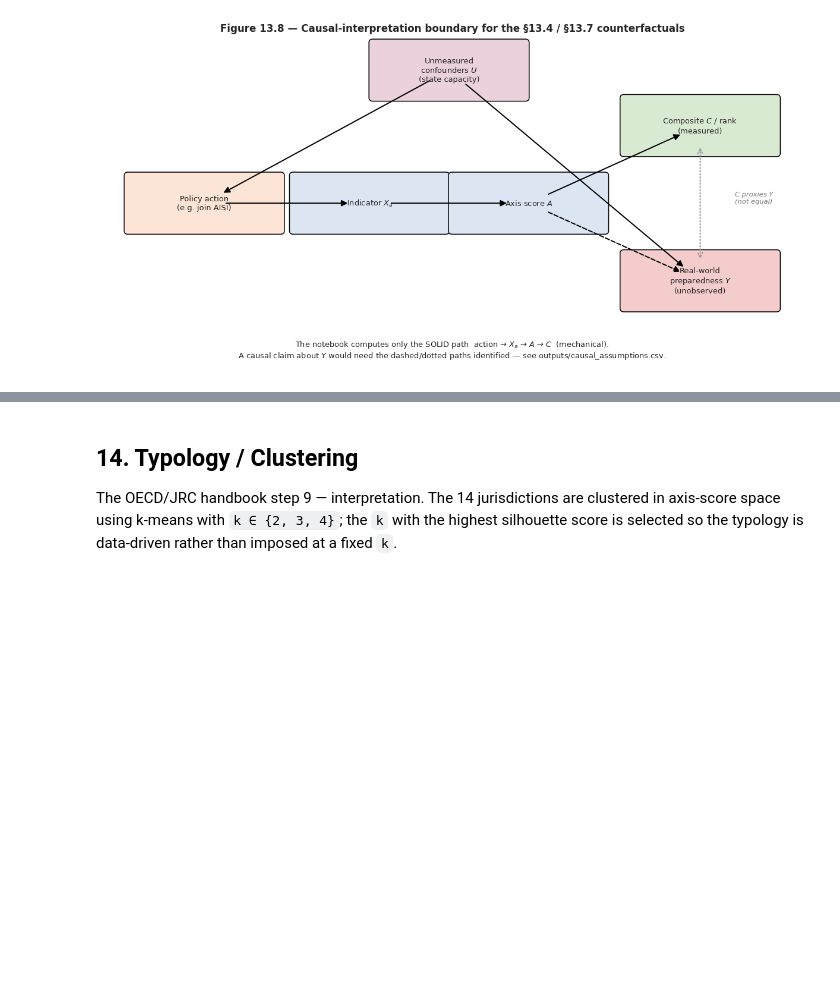
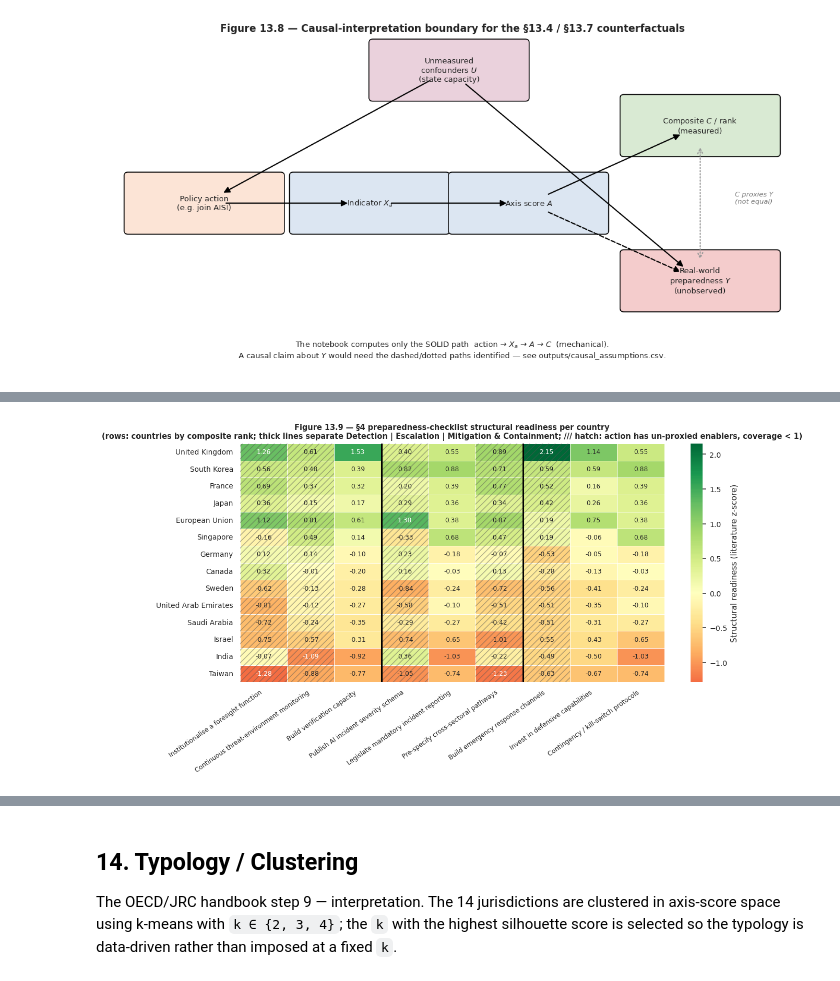
Before and after one commit to khailapvuong/middle-powers-mpapi, a Jupyter notebook: M-PAPI.ipynb, the cells around one changed output, grey strips where cells are left out. Drawn from its saved outputs; the diff is of its cells as text; code cells hidden in the pictures; blank space fills up the shorter version.

```diff
--- a/M-PAPI.ipynb
+++ b/M-PAPI.ipynb
@@ -5137,0 +5336,48 @@ None hold fully at an n = 14 cross-section -> the counterfactual delta is mechan
+# %%
+# Figure 13.9 — §4 preparedness-checklist readiness heatmap.
+# Rows: countries ordered by headline composite rank. Columns: the nine §4 checklist actions,
+# grouped Detection | Escalation | Mitigation & Containment. Cell = structural readiness (mean
+# literature z-score over the action's PROXIED enablers). A coverage < 1 (un-proxied enablers
+# present) is flagged with a hatch so a partial-coverage score is never read as complete.
+_order = composite_by_scheme["literature"].sort_values(ascending=False).index.tolist()
+_name = {iso3: master.loc[iso3, "name"] for iso3 in _order}
+_action_order = [a["key"] for a in CHECKLIST_ACTIONS]
+_action_group = {a["key"]: a["group"] for a in CHECKLIST_ACTIONS}
+_action_lab = {a["key"]: a["label"] for a in CHECKLIST_ACTIONS}
+
+_R = readiness_df.pivot(index="iso3", columns="action", values="readiness").reindex(
+    index=_order, columns=_action_order)
+_Cov = readiness_df.pivot(index="iso3", columns="action", values="coverage").reindex(
+    index=_order, columns=_action_order)
+_R.index = [_name[i] for i in _order]
+_Cov.index = _R.index
+
+fig, ax = plt.subplots(figsize=(11, 6.4))
+sns.heatmap(_R, annot=True, fmt=".2f", cmap="RdYlGn", center=0.0,
+            cbar_kws={"label": "Structural readiness (literature z-score)"},
+            linewidths=0.4, linecolor="white", ax=ax, annot_kws={"fontsize": 8})
+# Hatch cells whose action has < 100% enabler coverage (un-proxied enablers present).
+for _i in range(_R.shape[0]):
+    for _j in range(_R.shape[1]):
+        if float(_Cov.iloc[_i, _j]) < 1.0 - 1e-9:
+            ax.add_patch(plt.Rectangle((_j, _i), 1, 1, fill=False, hatch="///",
+                                       edgecolor="#555555", linewidth=0.0, alpha=0.45))
+# Thick separators between the three checklist groups.
+_groups = [_action_group[k] for k in _action_order]
+for _j in range(1, len(_action_order)):
+    if _groups[_j] != _groups[_j - 1]:
+        ax.axvline(_j, color="black", linewidth=2.0)
+ax.set_xticklabels([_action_lab[k] for k in _action_order], rotation=35, ha="right", fontsize=8)
+ax.set_yticklabels(ax.get_yticklabels(), fontsize=9, rotation=0)
+ax.set_xlabel("")
+ax.set_ylabel("")
+ax.set_title(
+    "Figure 13.9 — §4 preparedness-checklist structural readiness per country\n"
+    "(rows: countries by composite rank; thick lines separate Detection | Escalation | "
+    "Mitigation & Containment; /// hatch: action has un-proxied enablers, coverage < 1)",
+    fontsize=9.5)
+plt.tight_layout()
+plt.savefig(FIG_DIR / "fig13_9_readiness_heatmap.png")
+plt.show()
+# %% [output]
+[figure, added]
```
Also changed, not shown: parts of 9 cells of this notebook, 18 other files.
